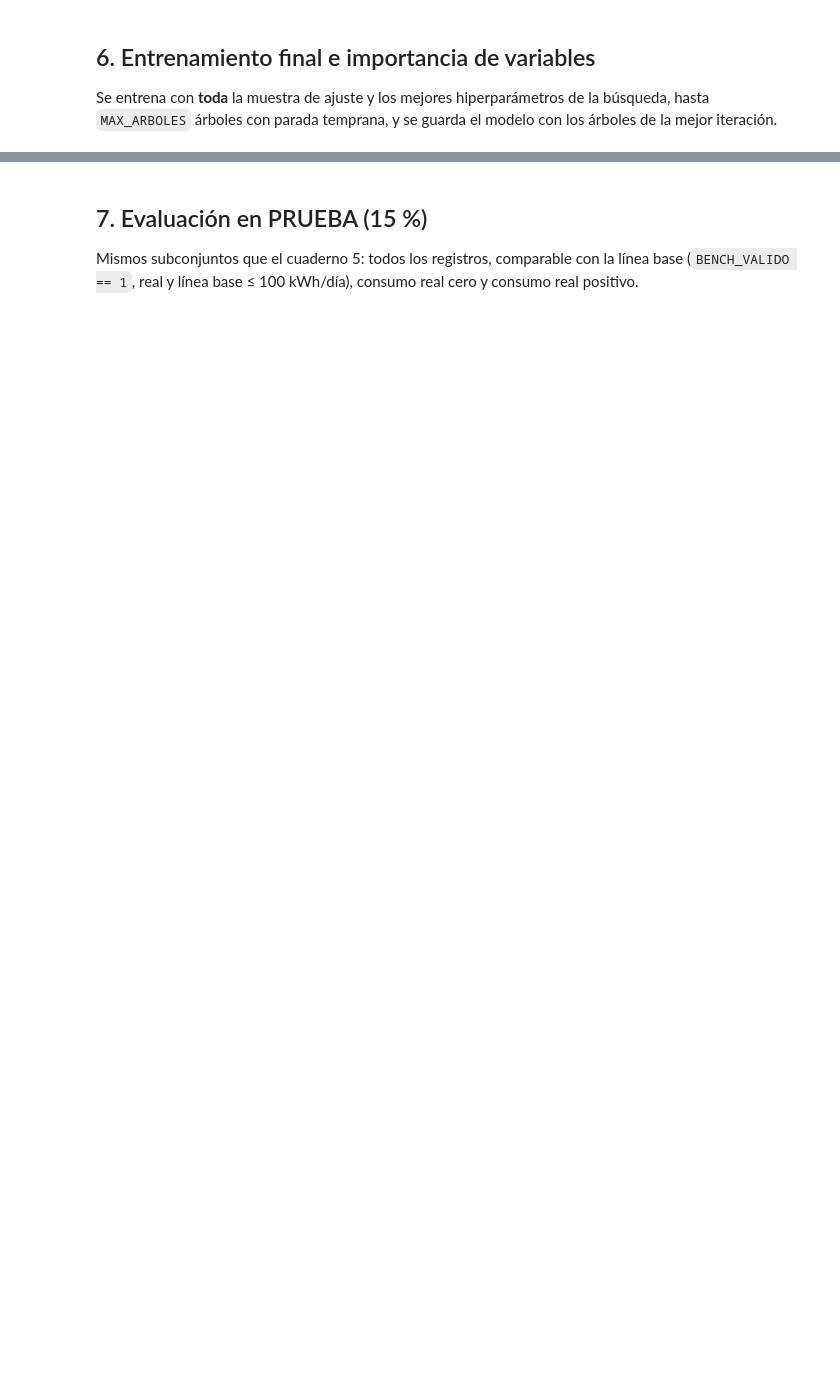
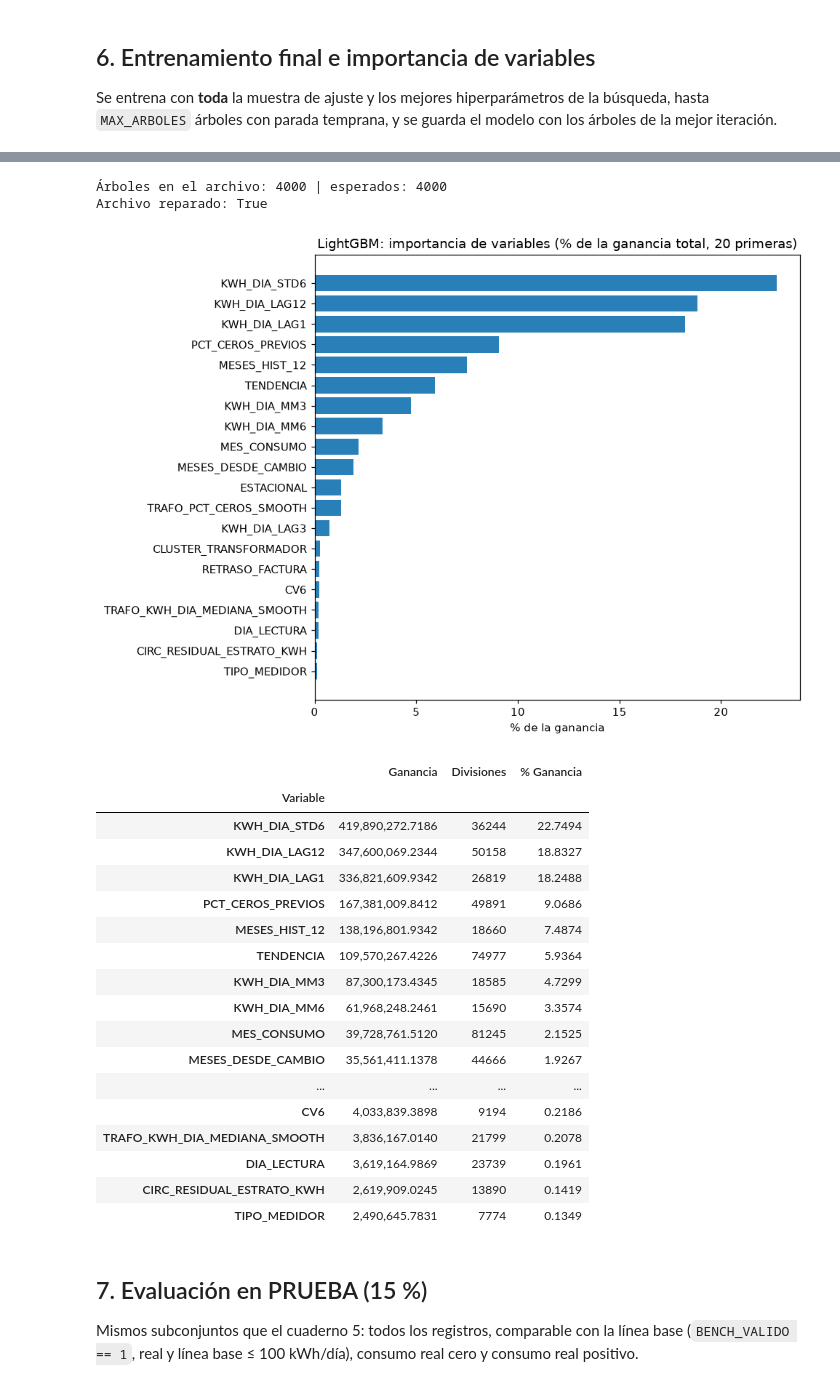
Before and after one commit to ssergio740/Notebooks-Trabajo-de-Grado, a Jupyter notebook: 6_Modelo_LightGBM_V2.ipynb, the cells around one changed output, grey strips where cells are left out. Cells and saved outputs as stored; diff of their text form; code cells hidden in the pictures; blank space fills up the shorter version.

Commit message:
Completo GBM

```diff
--- a/6_Modelo_LightGBM_V2.ipynb
+++ b/6_Modelo_LightGBM_V2.ipynb
@@ -599,0 +636,6 @@ tabla_modelo
+# %%
+print(f'Tamaño del modelo: {os.path.getsize(RUTA_MODELO) / 1024**2:,.1f} MB')
+with open(RUTA_MODELO, encoding='utf-8') as fh:
+    texto_modelo = fh.read()
+print('Archivo completo (contiene "end of trees"):', 'end of trees' in texto_modelo)
+print('Incluye categorías de pandas:', 'pandas_categorical' in texto_modelo[-50_000:])
@@ -599,0 +646,7 @@ tabla_modelo
+# %%
+with open(RUTA_MODELO, encoding='utf-8') as fh:
+    texto_modelo = fh.read()
+print(f'Tamaño: {len(texto_modelo) / 1024**2:,.1f} MB')
+print('Árboles completos ("end of trees"):', 'end of trees' in texto_modelo)
+print('Parámetros completos ("end of parameters"):', 'end of parameters' in texto_modelo)
+print('Final del archivo:\n', texto_modelo[-300:])
@@ -600,25 +667,67 @@ tabla_modelo
+# %%
+booster = lgb.Booster(model_str=texto_modelo)
+print('Árboles en el archivo:', booster.num_trees(), '| esperados:', resumen_modelo['arboles'])
+assert booster.num_trees() == resumen_modelo['arboles'], 'Faltan árboles: hay que reentrenar'
+
+if booster.pandas_categorical is None:
+    # Mismas categorías y mismo orden de columnas con que se entrenó (vocabulario fijo de vocabularios.json)
+    booster.pandas_categorical = [list(D_prueba['X'][c].cat.categories) for c in CATEGORICAS]
+    ruta_local = r'C:\Datos_Superintendencia\lightgbm_entrenado.txt'
+    booster.save_model(ruta_local)          # se escribe primero en el disco local
+    shutil.copy2(ruta_local, RUTA_MODELO)   # y luego se copia a Drive
+
+# Verificación de la copia en Drive
+with open(RUTA_MODELO, encoding='utf-8') as fh:
+    final = fh.read()[-2000:]
+print('Archivo reparado:', 'pandas_categorical' in final)
+del booster, texto_modelo
+# %% [output]
+Árboles en el archivo: 4000 | esperados: 4000
+Archivo reparado: True
 # %%
 # Importancia de variables: ganancia total de las divisiones en que interviene cada variable
-booster = lgb.Booster(model_file=RUTA_MODELO)
+with open(RUTA_MODELO, encoding='utf-8') as fh:
+    booster = lgb.Booster(model_str=fh.read())
+assert booster.pandas_categorical is not None, 'El modelo no trae las categorías de pandas'
 importancia = pd.DataFrame({
     'Variable': booster.feature_name(),
     'Ganancia': booster.feature_importance(importance_type='gain'),
     'Divisiones': booster.feature_importance(importance_type='split'),
 })
 importancia['% Ganancia'] = importancia['Ganancia'] / importancia['Ganancia'].sum() * 100
 importancia = importancia.sort_values('% Ganancia', ascending=False).set_index('Variable')
 guardar_tabla(importancia, '03_importancia_variables')
 
 top = importancia.head(20).iloc[::-1]
 fig, ax = plt.subplots(figsize=(9, 6.5))
 ax.barh(top.index, top['% Ganancia'], color=PALETA[1])
 ax.set_title('LightGBM: importancia de variables (% de la ganancia total, 20 primeras)')
 ax.set_xlabel('% de la ganancia')
 plt.tight_layout()
 guardar_figura(fig, '02_importancia_variables')
 plt.show()
 del booster
 importancia.head(20)
+# %% [output]
+[figure, added]
+|  | Ganancia | Divisiones | % Ganancia |
+| Variable |  |  |  |
+| KWH_DIA_STD6 | 419,890,272.7186 | 36244 | 22.7494 |
+| KWH_DIA_LAG12 | 347,600,069.2344 | 50158 | 18.8327 |
+| KWH_DIA_LAG1 | 336,821,609.9342 | 26819 | 18.2488 |
+| PCT_CEROS_PREVIOS | 167,381,009.8412 | 49891 | 9.0686 |
+| MESES_HIST_12 | 138,196,801.9342 | 18660 | 7.4874 |
+| TENDENCIA | 109,570,267.4226 | 74977 | 5.9364 |
+| KWH_DIA_MM3 | 87,300,173.4345 | 18585 | 4.7299 |
+| KWH_DIA_MM6 | 61,968,248.2461 | 15690 | 3.3574 |
+| MES_CONSUMO | 39,728,761.5120 | 81245 | 2.1525 |
+| MESES_DESDE_CAMBIO | 35,561,411.1378 | 44666 | 1.9267 |
+| ... | ... | ... | ... |
+| CV6 | 4,033,839.3898 | 9194 | 0.2186 |
+| TRAFO_KWH_DIA_MEDIANA_SMOOTH | 3,836,167.0140 | 21799 | 0.2078 |
+| DIA_LECTURA | 3,619,164.9869 | 23739 | 0.1961 |
+| CIRC_RESIDUAL_ESTRATO_KWH | 2,619,909.0245 | 13890 | 0.1419 |
+| TIPO_MEDIDOR | 2,490,645.7831 | 7774 | 0.1349 |
 # %% [markdown]
 ## 7. Evaluación en PRUEBA (15 %)
 
```
Also changed, not shown: parts of 11 cells of this notebook.
